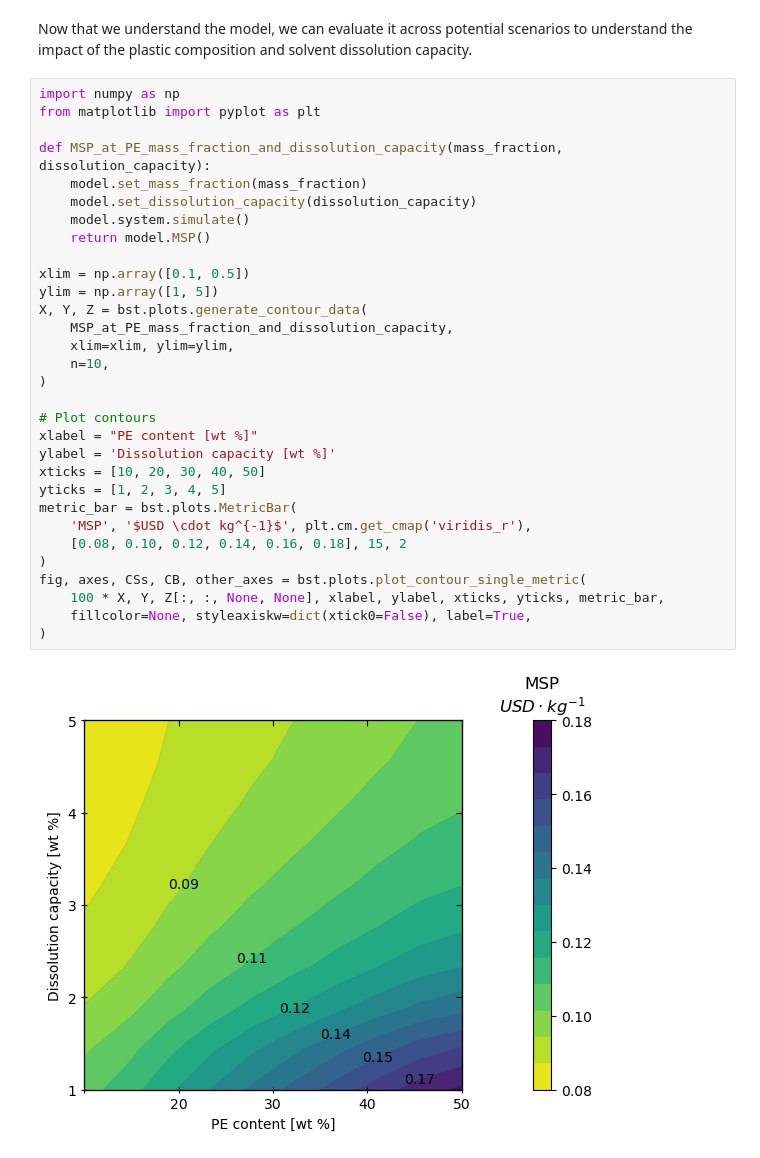
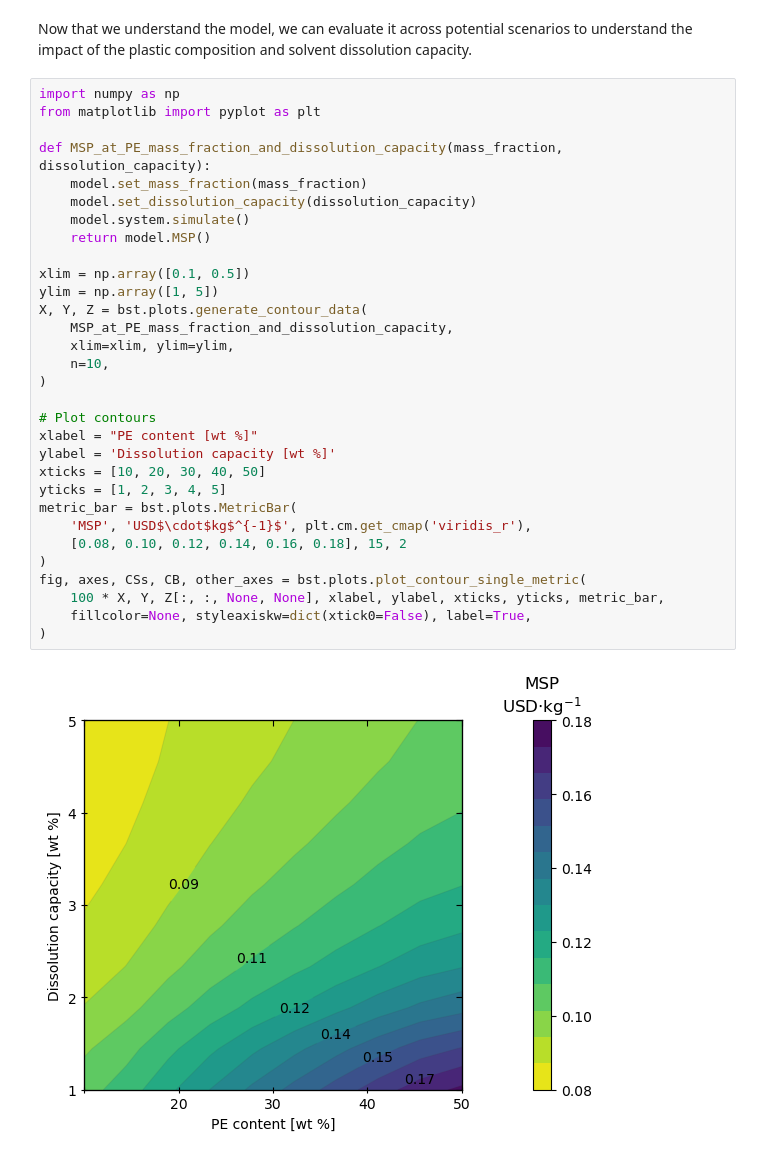
Before and after one commit to BioSTEAMDevelopmentGroup/How2STEAM, a Jupyter notebook: case_studies/Plastic_dissolution_and_precipitation.ipynb, the cells around one changed output. Drawn from its saved outputs; the diff is of its cells as text.

```diff
--- a/case_studies/Plastic_dissolution_and_precipitation.ipynb
+++ b/case_studies/Plastic_dissolution_and_precipitation.ipynb
@@ -103,32 +103,32 @@ Now that we understand the model, we can evaluate it across potential scenarios
 import numpy as np
 from matplotlib import pyplot as plt
 
 def MSP_at_PE_mass_fraction_and_dissolution_capacity(mass_fraction, dissolution_capacity):
     model.set_mass_fraction(mass_fraction)
     model.set_dissolution_capacity(dissolution_capacity)
     model.system.simulate()
     return model.MSP()
 
 xlim = np.array([0.1, 0.5])
 ylim = np.array([1, 5])
 X, Y, Z = bst.plots.generate_contour_data(
     MSP_at_PE_mass_fraction_and_dissolution_capacity,
     xlim=xlim, ylim=ylim,
     n=10,
 )
 
 # Plot contours
 xlabel = "PE content [wt %]"
 ylabel = 'Dissolution capacity [wt %]'
 xticks = [10, 20, 30, 40, 50]
 yticks = [1, 2, 3, 4, 5]
 metric_bar = bst.plots.MetricBar(
-    'MSP', '$USD \cdot kg^{-1}$', plt.cm.get_cmap('viridis_r'),
+    'MSP', 'USD$\cdot$kg$^{-1}$', plt.cm.get_cmap('viridis_r'),
     [0.08, 0.10, 0.12, 0.14, 0.16, 0.18], 15, 2
 )
 fig, axes, CSs, CB, other_axes = bst.plots.plot_contour_single_metric(
     100 * X, Y, Z[:, :, None, None], xlabel, ylabel, xticks, yticks, metric_bar,
     fillcolor=None, styleaxiskw=dict(xtick0=False), label=True,
 )
 # %% [output]
-[figure, old version]
+[figure, new version]
```
Also changed, not shown: parts of 2 cells of this notebook.
